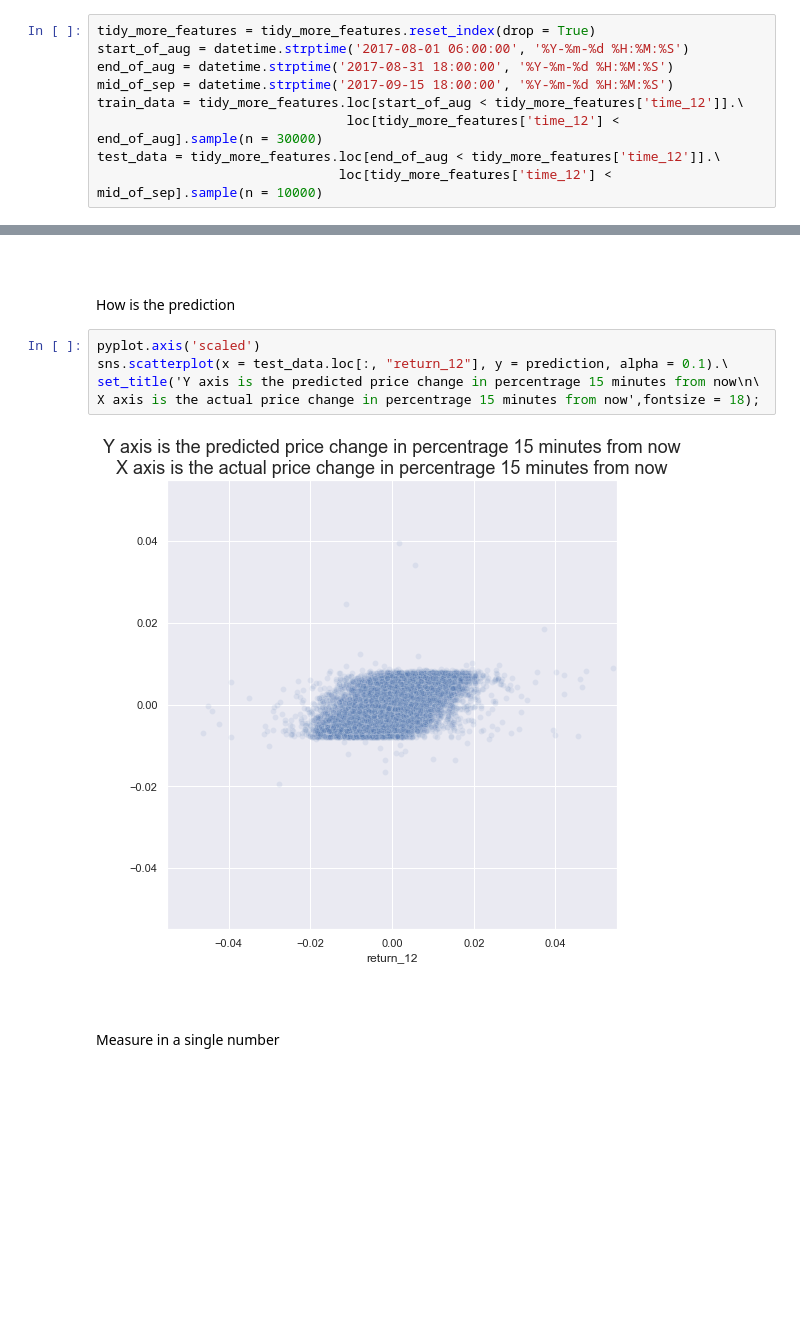
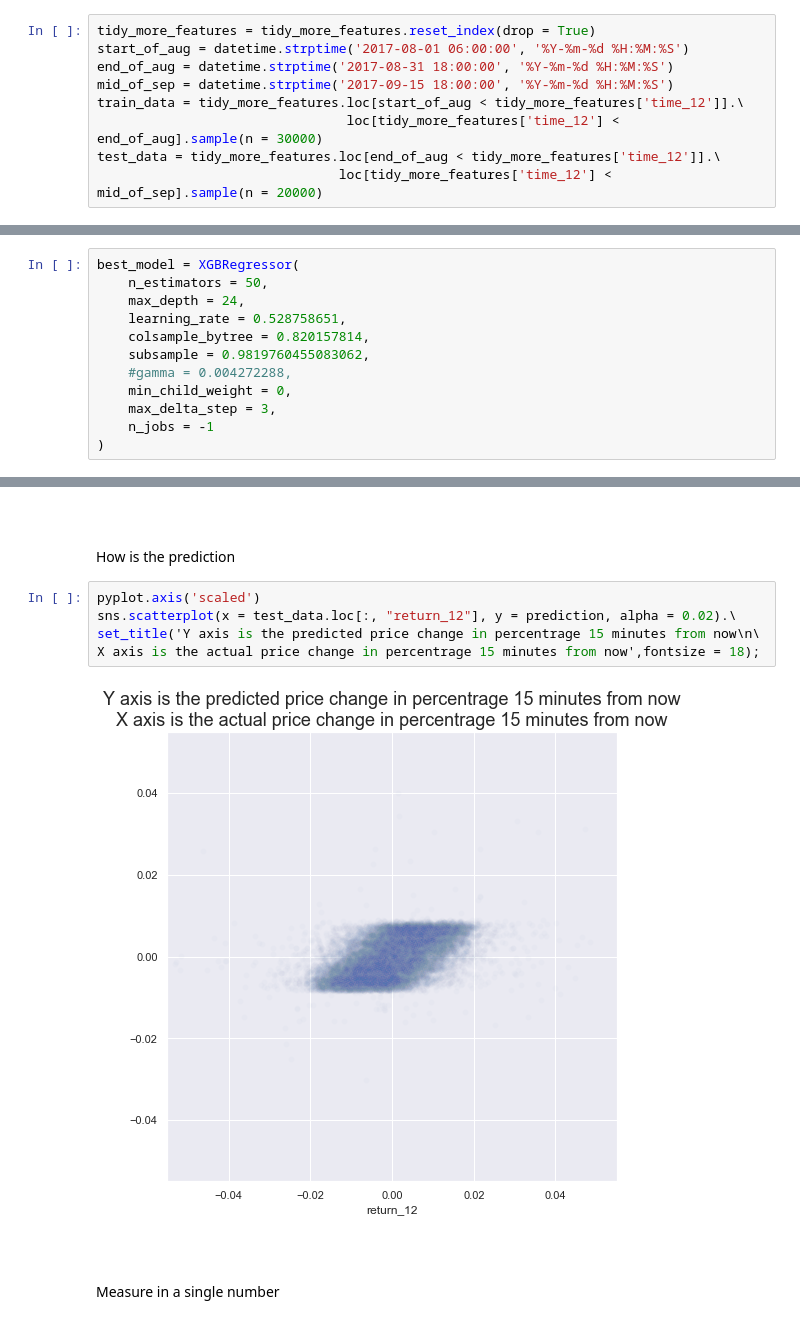
Before and after one commit to kanru-wang/stock_toy_model_for_phg, a Jupyter notebook: dev_notebook.ipynb, the cells around one changed output, grey strips where cells are left out. Cells and saved outputs as stored; diff of their text form; blank space fills up the shorter version.

```diff
--- a/dev_notebook.ipynb
+++ b/dev_notebook.ipynb
@@ -370,7 +370,7 @@ mid_of_sep = datetime.strptime('2017-09-15 18:00:00', '%Y-%m-%d %H:%M:%S')
 train_data = tidy_more_features.loc[start_of_aug < tidy_more_features['time_12']].\
                                 loc[tidy_more_features['time_12'] < end_of_aug].sample(n = 30000)
 test_data = tidy_more_features.loc[end_of_aug < tidy_more_features['time_12']].\
-                               loc[tidy_more_features['time_12'] < mid_of_sep].sample(n = 10000)
+                               loc[tidy_more_features['time_12'] < mid_of_sep].sample(n = 20000)
 # %% [markdown]
 <br>
 <br>
@@ -668,6 +734,18 @@ best_model = XGBRegressor(
     max_delta_step = 3,
     n_jobs = -1
 )
+# %%
+best_model = XGBRegressor(
+    n_estimators = 50,
+    max_depth = 24,
+    learning_rate = 0.528758651,
+    colsample_bytree = 0.820157814,
+    subsample = 0.9819760455083062,
+    #gamma = 0.004272288,
+    min_child_weight = 0,
+    max_delta_step = 3,
+    n_jobs = -1
+)
 # %% [markdown]
 <br>
 <br>
@@ -694,11 +772,11 @@ prediction = best_model.predict(test_data.loc[:, test_data.columns != "return_12
 How is the prediction
 # %%
 pyplot.axis('scaled')
-sns.scatterplot(x = test_data.loc[:, "return_12"], y = prediction, alpha = 0.1).\
+sns.scatterplot(x = test_data.loc[:, "return_12"], y = prediction, alpha = 0.02).\
 set_title('Y axis is the predicted price change in percentrage 15 minutes from now\n\
 X axis is the actual price change in percentrage 15 minutes from now',fontsize = 18);
 # %% [output]
-[figure, old version]
+[figure, new version]
 # %% [markdown]
 <br>
 <br>
```
Also changed, not shown: parts of 26 cells of this notebook.
